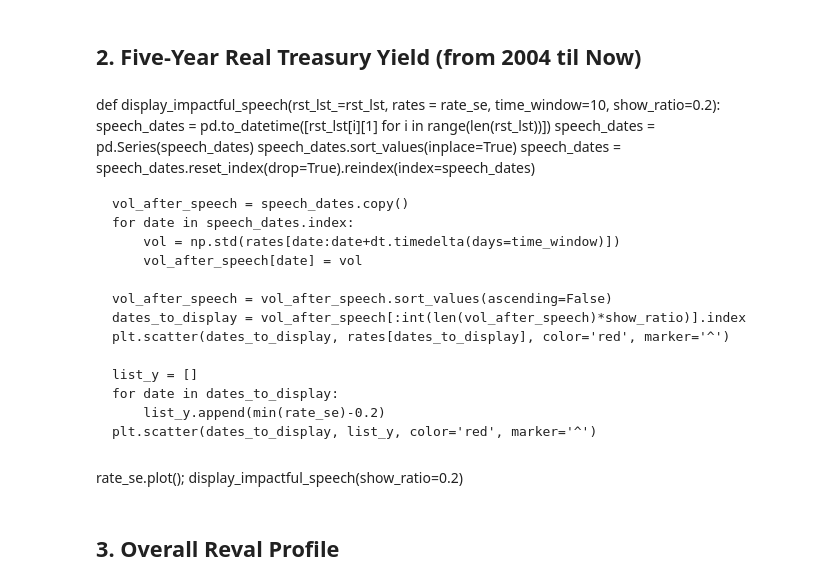
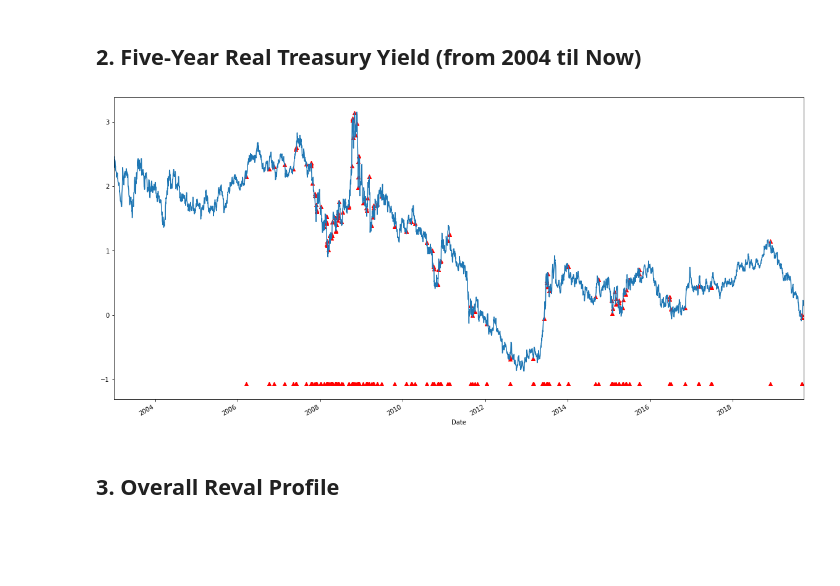
Before and after one commit to hhy845914111/NLP-Project, a Jupyter notebook: data_crawler_fed_speech.ipynb, the cells around one changed output. Saved outputs shown, nothing was run; the diff lists cells and outputs as text; code cells hidden in the pictures; blank space fills up the shorter version.

```diff
--- a/data_crawler_fed_speech.ipynb
+++ b/data_crawler_fed_speech.ipynb
@@ -31,29 +31,31 @@ rate_se, rst_lst = load_data()
 rst_lst[:1]
 # %% [markdown]
 ## 2. Five-Year Real Treasury Yield (from 2004 til Now)
-# %% [markdown]
-def display_impactful_speech(rst_lst_=rst_lst, rates = rate_se, time_window=10, show_ratio=0.2):
-    speech_dates = pd.to_datetime([rst_lst[i][1] for i in range(len(rst_lst))])
-    speech_dates = pd.Series(speech_dates)
-    speech_dates.sort_values(inplace=True)
-    speech_dates = speech_dates.reset_index(drop=True).reindex(index=speech_dates)
-
-    vol_after_speech = speech_dates.copy()
-    for date in speech_dates.index:
-        vol = np.std(rates[date:date+dt.timedelta(days=time_window)])
-        vol_after_speech[date] = vol
-
-    vol_after_speech = vol_after_speech.sort_values(ascending=False)
-    dates_to_display = vol_after_speech[:int(len(vol_after_speech)*show_ratio)].index
-    plt.scatter(dates_to_display, rates[dates_to_display], color='red', marker='^')
-
-    list_y = []
-    for date in dates_to_display:
-        list_y.append(min(rate_se)-0.2)
-    plt.scatter(dates_to_display, list_y, color='red', marker='^')
-# %% [markdown]
-rate_se.plot();
-display_impactful_speech(show_ratio=0.2)
+# %%
+def display_impactful_speech(rst_lst_=rst_lst, rates = rate_se, time_window=10, show_ratio=0.2):
+    speech_dates = pd.to_datetime([rst_lst[i][1] for i in range(len(rst_lst))])
+    speech_dates = pd.Series(speech_dates)
+    speech_dates.sort_values(inplace=True)
+    speech_dates = speech_dates.reset_index(drop=True).reindex(index=speech_dates)
+
+    vol_after_speech = speech_dates.copy()
+    for date in speech_dates.index:
+        vol = np.std(rates[date:date+dt.timedelta(days=time_window)])
+        vol_after_speech[date] = vol
+
+    vol_after_speech = vol_after_speech.sort_values(ascending=False)
+    dates_to_display = vol_after_speech[:int(len(vol_after_speech)*show_ratio)].index
+    plt.scatter(dates_to_display, rates[dates_to_display], color='red', marker='^')
+
+    list_y = []
+    for date in dates_to_display:
+        list_y.append(min(rate_se)-0.2)
+    plt.scatter(dates_to_display, list_y, color='red', marker='^')
+# %%
+rate_se.plot();
+display_impactful_speech(show_ratio=0.2)
+# %% [output]
+[figure, added]
 # %% [markdown]
 ## 3. Overall Reval Profile
 # %% [markdown]
```
Also changed, not shown: parts of 69 cells of this notebook, 20 other files.
